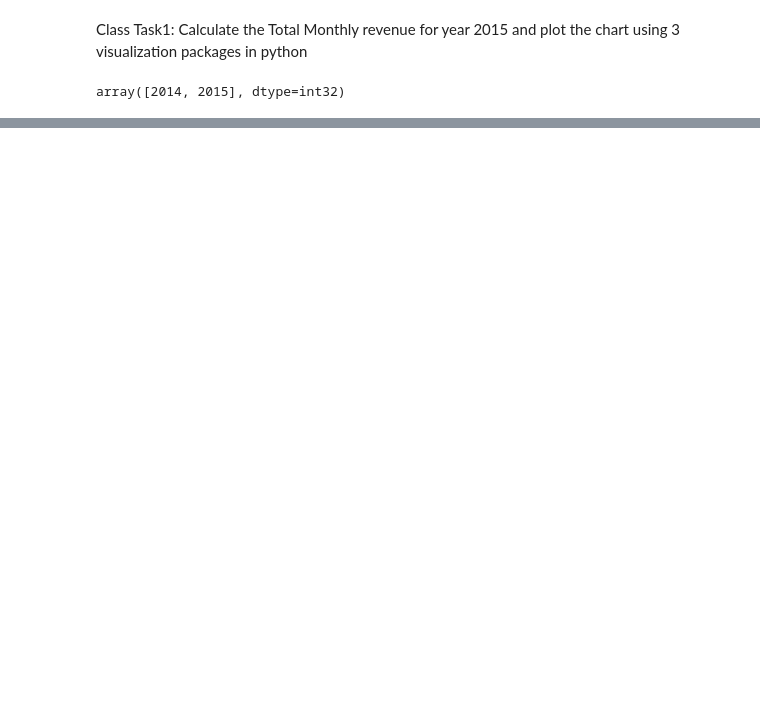
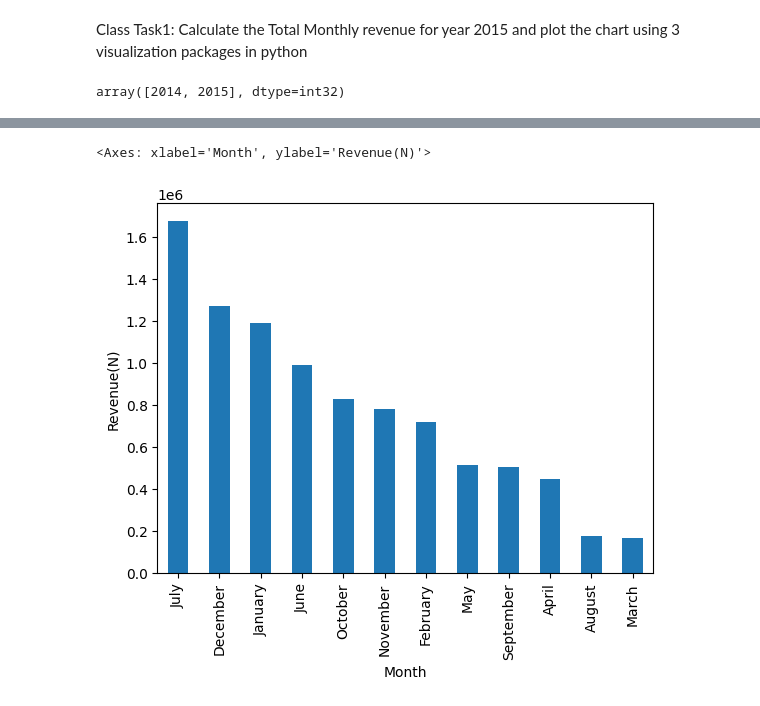
Before and after one commit to Hardemiyiwa/abeokuta, a Jupyter notebook: data_and_data_analysis/week_6/ademuyiwa_victor_task14/task14.ipynb, the cells around one changed output, grey strips where cells are left out. Drawn from its saved outputs; the diff is of its cells as text; code cells hidden in the pictures; blank space fills up the shorter version.

```diff
--- a/data_and_data_analysis/week_6/ademuyiwa_victor_task14/task14.ipynb
+++ b/data_and_data_analysis/week_6/ademuyiwa_victor_task14/task14.ipynb
@@ -266,0 +321,3 @@ sales_2015.head()
+# %%
+sales_2014 = df[df["Year"] == 2014]
+sales_2014.head()
@@ -266,0 +332,3 @@ sales_2015.head()
+# %%
+Total_monthly_revenue_2014 = sales_2014.groupby('Month')['Revenue(N)'].sum().sort_values(ascending=False)
+Total_monthly_revenue_2014
@@ -266,0 +350,6 @@ sales_2015.head()
+# %%
+# ploting using pandas
+Total_monthly_revenue_2014.plot(kind="bar", xlabel="Month", ylabel="Revenue(N)")
+# %% [output]
+<Axes: xlabel='Month', ylabel='Revenue(N)'>
+[figure, added]
```
Also changed, not shown: parts of 14 cells of this notebook, 6 other files.
